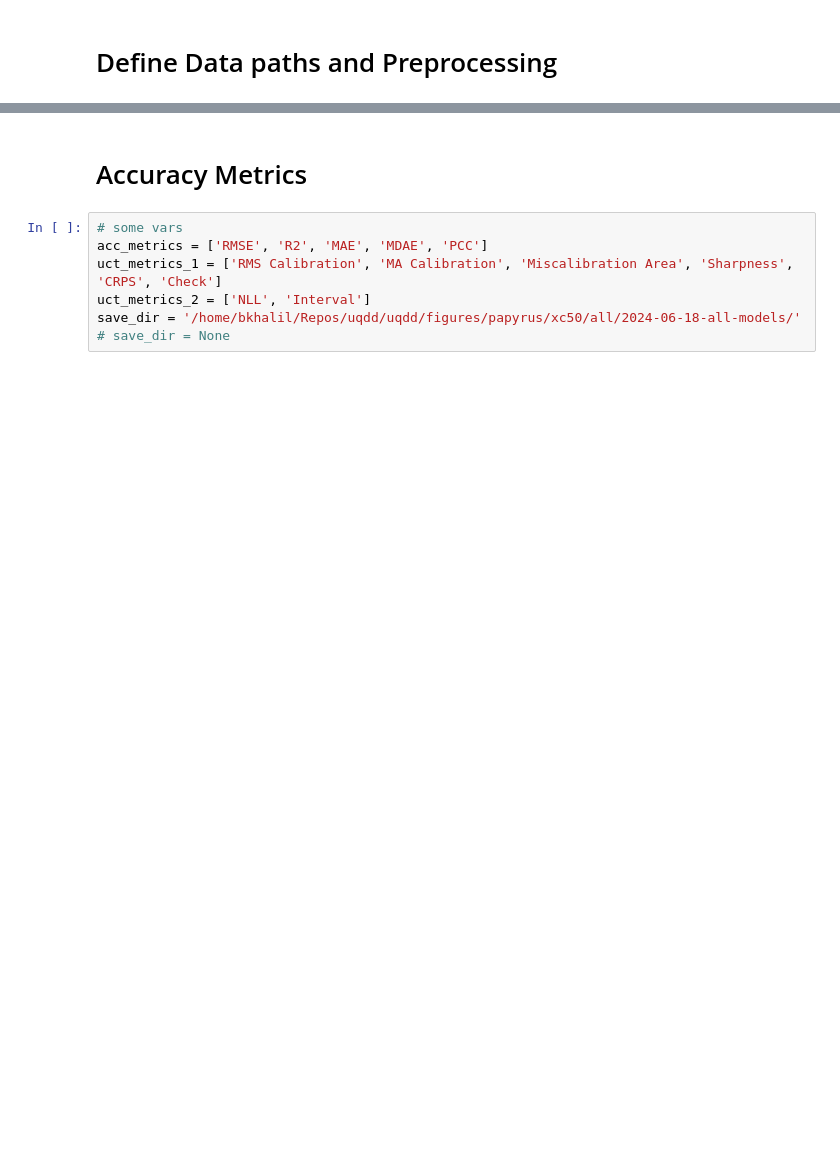
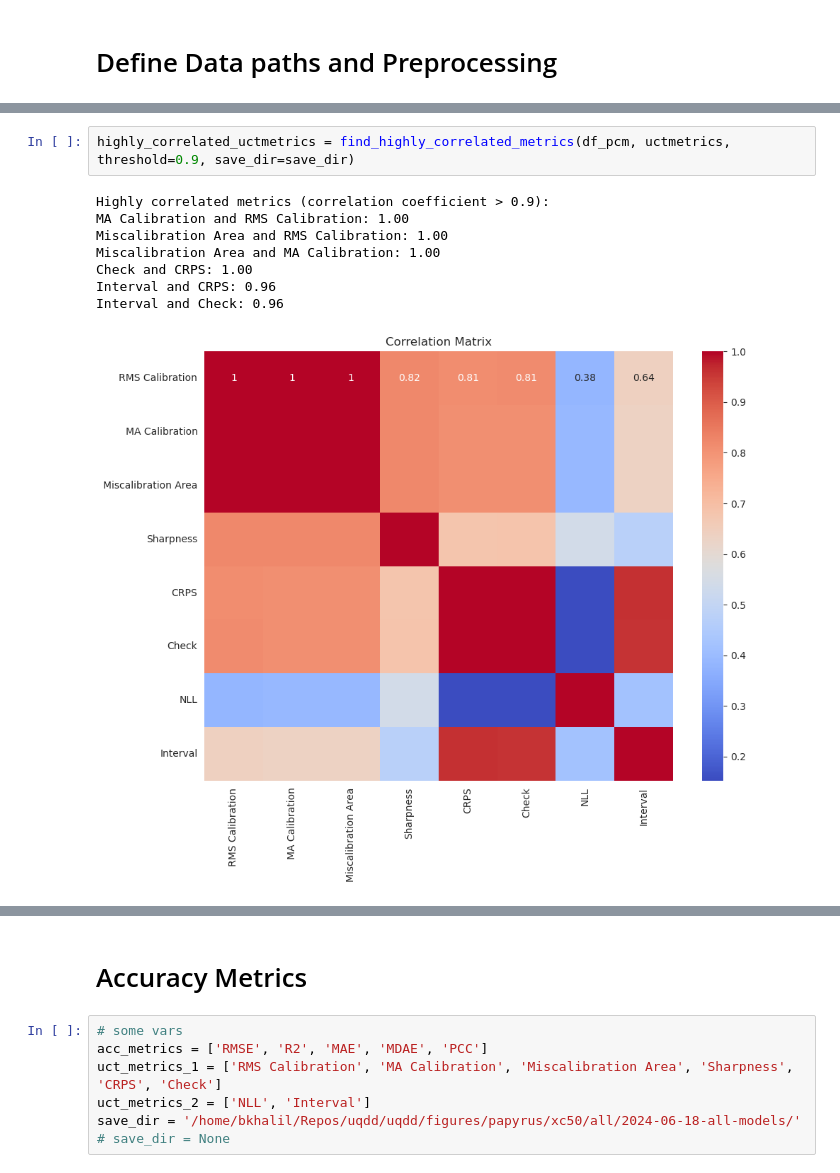
Before and after one commit to CDDLeiden/uqdd, a Jupyter notebook: metrics_analysis.ipynb, the cells around one changed output, grey strips where cells are left out. Drawn from its saved outputs; the diff is of its cells as text; blank space fills up the shorter version.

```diff
--- a/metrics_analysis.ipynb
+++ b/metrics_analysis.ipynb
@@ -482,0 +446,11 @@ green ////
+# %%
+highly_correlated_uctmetrics = find_highly_correlated_metrics(df_pcm, uctmetrics, threshold=0.9, save_dir=save_dir)
+# %% [output]
+Highly correlated metrics (correlation coefficient > 0.9):
+MA Calibration and RMS Calibration: 1.00
+Miscalibration Area and RMS Calibration: 1.00
+Miscalibration Area and MA Calibration: 1.00
+Check and CRPS: 1.00
+Interval and CRPS: 0.96
+Interval and Check: 0.96
+[figure, added]
```
Also changed, not shown: parts of 55 cells of this notebook.
